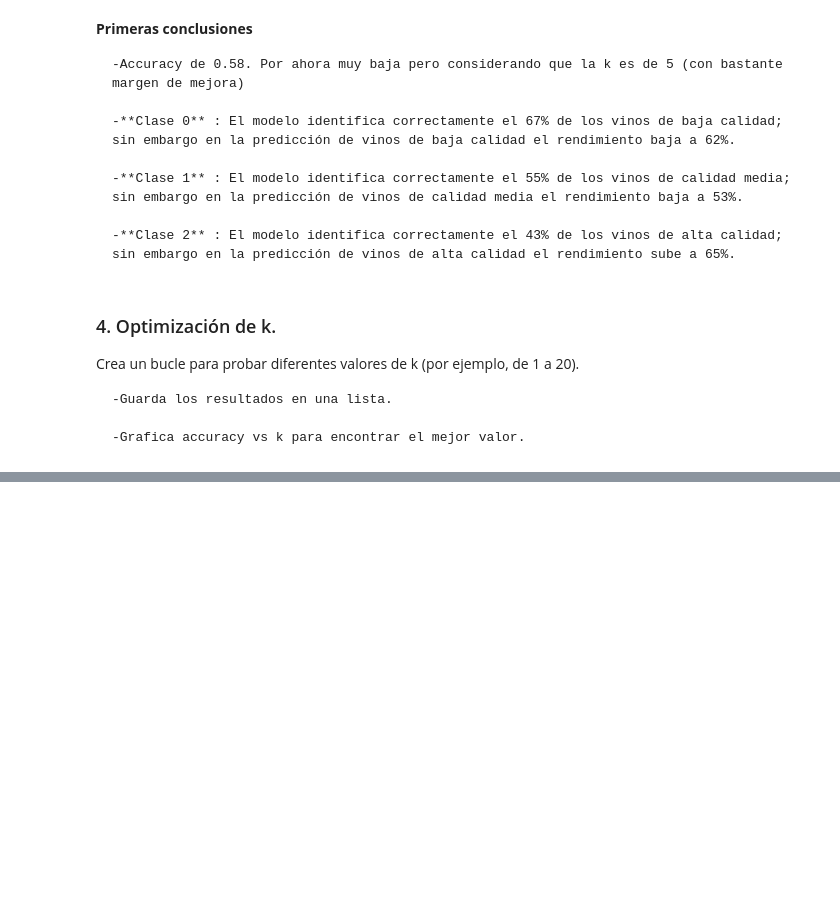
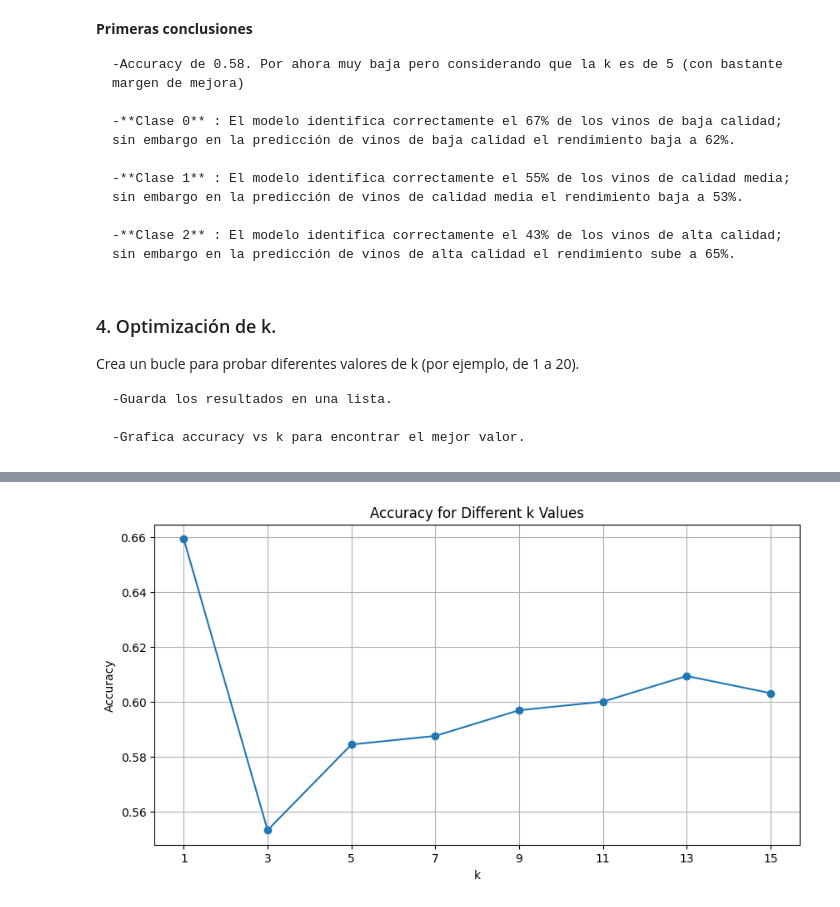
Before and after one commit to 4GeeksAcademy/ekbalam11-machine-learning, a Jupyter notebook: src/08-k-nearest-neighbours-winequality-red.ipynb, the cells around one changed output, grey strips where cells are left out. Saved outputs shown, nothing was run; the diff lists cells and outputs as text; code cells hidden in the pictures; blank space fills up the shorter version.

```diff
--- a/src/08-k-nearest-neighbours-winequality-red.ipynb
+++ b/src/08-k-nearest-neighbours-winequality-red.ipynb
@@ -268,0 +323,20 @@ Crea un bucle para probar diferentes valores de k (por ejemplo, de 1 a 20).
+# %%
+accuracy_values = []
+
+for k in k_values:
+    knn = KNeighborsClassifier(n_neighbors=k)
+    knn.fit(X_train_scaled, y_train)
+    y_pred = knn.predict(X_test_scaled)
+    acc = accuracy_score(y_test, y_pred)
+    accuracy_values.append(acc)
+
+plt.figure(figsize=(10, 5))
+plt.plot(k_values, accuracy_values, marker='o')
+plt.xlabel('k')
+plt.ylabel('Accuracy')
+plt.title('Accuracy for Different k Values')
+plt.xticks(k_values)
+plt.grid(True)
+plt.show()
+# %% [output]
+[figure, added]
```
Also changed, not shown: parts of 5 cells of this notebook.
